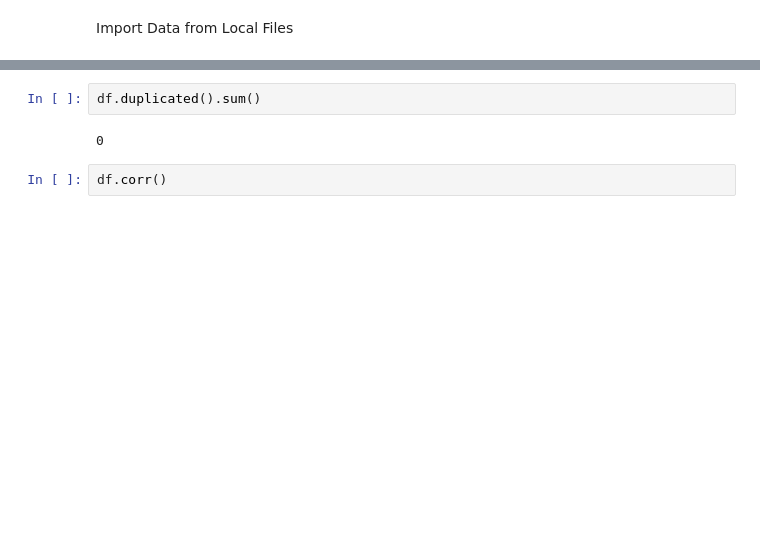
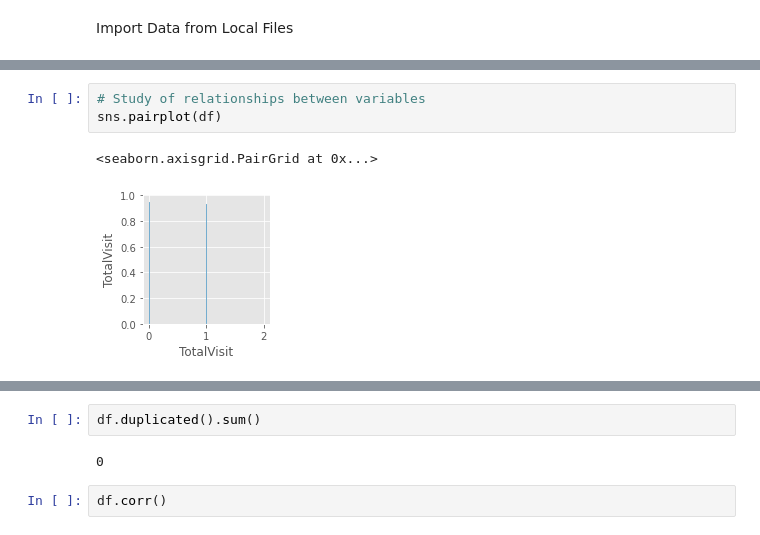
Before and after one commit to AngieChong/Research-Paper, a Jupyter notebook: P1_Prediction_of_Inpatient_Cost.ipynb, the cells around one changed output, grey strips where cells are left out. Saved outputs shown, nothing was run; the diff lists cells and outputs as text; blank space fills up the shorter version.

```diff
--- a/P1_Prediction_of_Inpatient_Cost.ipynb
+++ b/P1_Prediction_of_Inpatient_Cost.ipynb
@@ -122,0 +123,6 @@ df.describe(include='all').T
+# %%
+# Study of relationships between variables
+sns.pairplot(df)
+# %% [output]
+<seaborn.axisgrid.PairGrid at 0x...>
+[figure, added]
```
Also changed, not shown: parts of 26 cells of this notebook.
